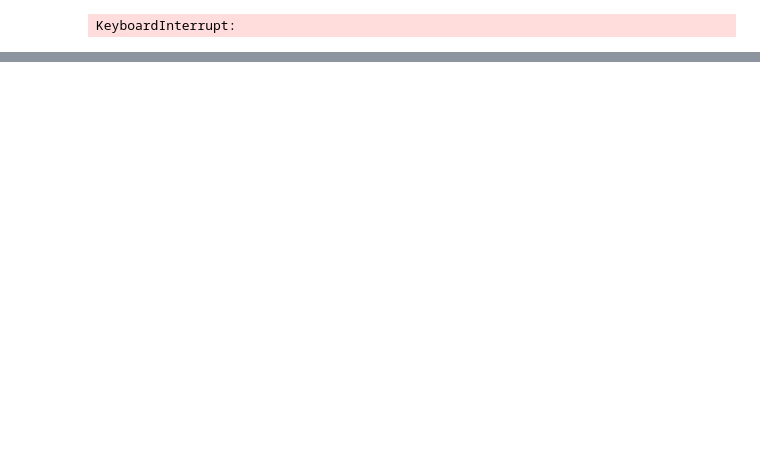
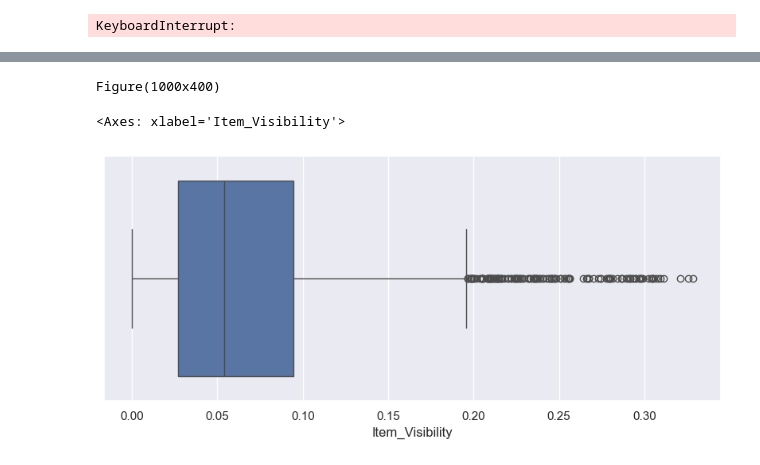
Before and after one commit to rawani123/ml_sales_ditection, a Jupyter notebook: mini_model.ipynb, the cells around one changed output, grey strips where cells are left out. Saved outputs shown, nothing was run; the diff lists cells and outputs as text; code cells hidden in the pictures; blank space fills up the shorter version.

```diff
--- a/mini_model.ipynb
+++ b/mini_model.ipynb
@@ -446,0 +455,7 @@ KeyboardInterrupt:
+# %%
+print(plt.figure(figsize = (10, 4), dpi = 100))
+sns.boxplot(x = "Item_Visibility", data = df)
+# %% [output]
+Figure(1000x400)
+<Axes: xlabel='Item_Visibility'>
+[figure, added]
```
Also changed, not shown: parts of 35 cells of this notebook.
